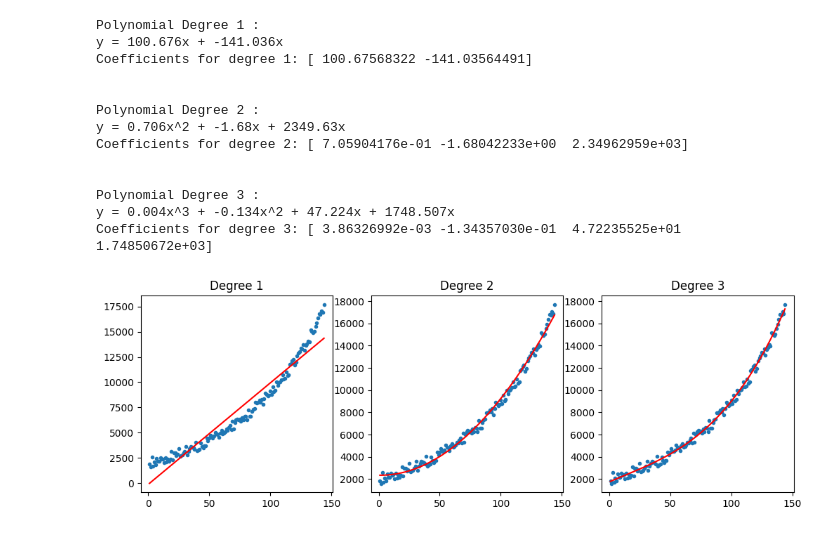
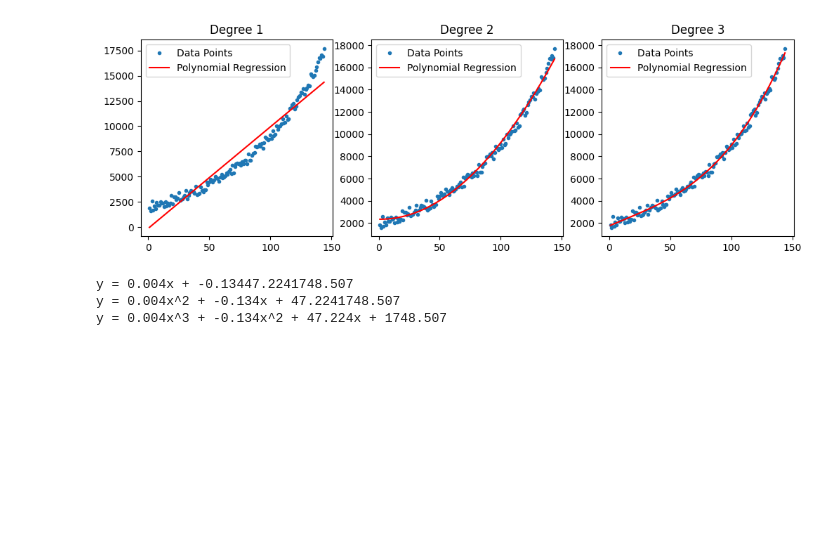
Before and after one commit to glycerinn/Binus-Scicomp, a Jupyter notebook: Sem 2 SciCom/AolSciCom.ipynb, the cells around one changed output. Cells and saved outputs as stored; diff of their text form; code cells hidden in the pictures; blank space fills up the shorter version.

```diff
--- a/Sem 2 SciCom/AolSciCom.ipynb
+++ b/Sem 2 SciCom/AolSciCom.ipynb
@@ -21,44 +5,42 @@ plt.show()
 # %%
+#Soal 1
+ex = pd.read_excel('aol_data.xlsx', engine='openpyxl')
+
+x = range(1, len(ex.columns) + 1)
+y = ex.iloc[0].values
+
 x = np.array(x)
 y = np.array(y)
 
 plt.figure(figsize=(12, 8))
 
 for i in range (1, 4):
     plt.subplot(2, 3, i)
     plt.plot(x, y, '.')
 
-    coef = np.polyfit(x, y, i)
+    est = np.polyfit(x, y, i)
 
-    plt.plot(x, np.polyval(coef, x), '-r')
-    plt.title(f"Polynomial Regression {i}")
-
-    threshold = 1e-3
-
-    equation = "y = " + " + ".join([
-        f"{round(c, 3)}x^{i-j}"if abs(c) > threshold and i-j > 1 else
-        (f"{round(c, 3)}x" if abs(c) > threshold and i-j == 1 else
-        (f"{round(c, 3)}x" if abs(c) > threshold else "0"))
-        for j, c in enumerate(coef)
-    ])
-
+    plt.plot(x, np.polyval(est, x), '-r')
+    plt.legend(['Data Points', 'Polynomial Regression'])
     plt.title(f"Degree {i}")
-    print(f"Polynomial Degree {i} :\n{equation}")
-    print(f"Coefficients for degree {i}:", coef)
-    print("\n")
 # %% [output]
-Polynomial Degree 1 :
-y = 100.676x + -141.036x
-Coefficients for degree 1: [ 100.67568322 -141.03564491]
-
-
-Polynomial Degree 2 :
-y = 0.706x^2 + -1.68x + 2349.63x
-Coefficients for degree 2: [ 7.05904176e-01 -1.68042233e+00  2.34962959e+03]
-
-
-Polynomial Degree 3 :
-y = 0.004x^3 + -0.134x^2 + 47.224x + 1748.507x
-Coefficients for degree 3: [ 3.86326992e-03 -1.34357030e-01  4.72235525e+01  1.74850672e+03]
-[figure, old version]
+[figure, new version]
+# %%
+for i in range(1, 4):
+    equation = f"y = "
+    for j, c in enumerate(est):
+        power = i - j
+
+        if power > 1:
+            equation += f"{c:.3f}x^{power} + "
+        elif power == 1:
+            equation += f"{c:.3f}x + "
+        else:
+            equation += f"{c:.3f}"
+
+    print(equation)
+# %% [output]
+y = 0.004x + -0.13447.2241748.507
+y = 0.004x^2 + -0.134x + 47.2241748.507
+y = 0.004x^3 + -0.134x^2 + 47.224x + 1748.507
 # %%
```
Also changed, not shown: parts of 5 cells of this notebook.
